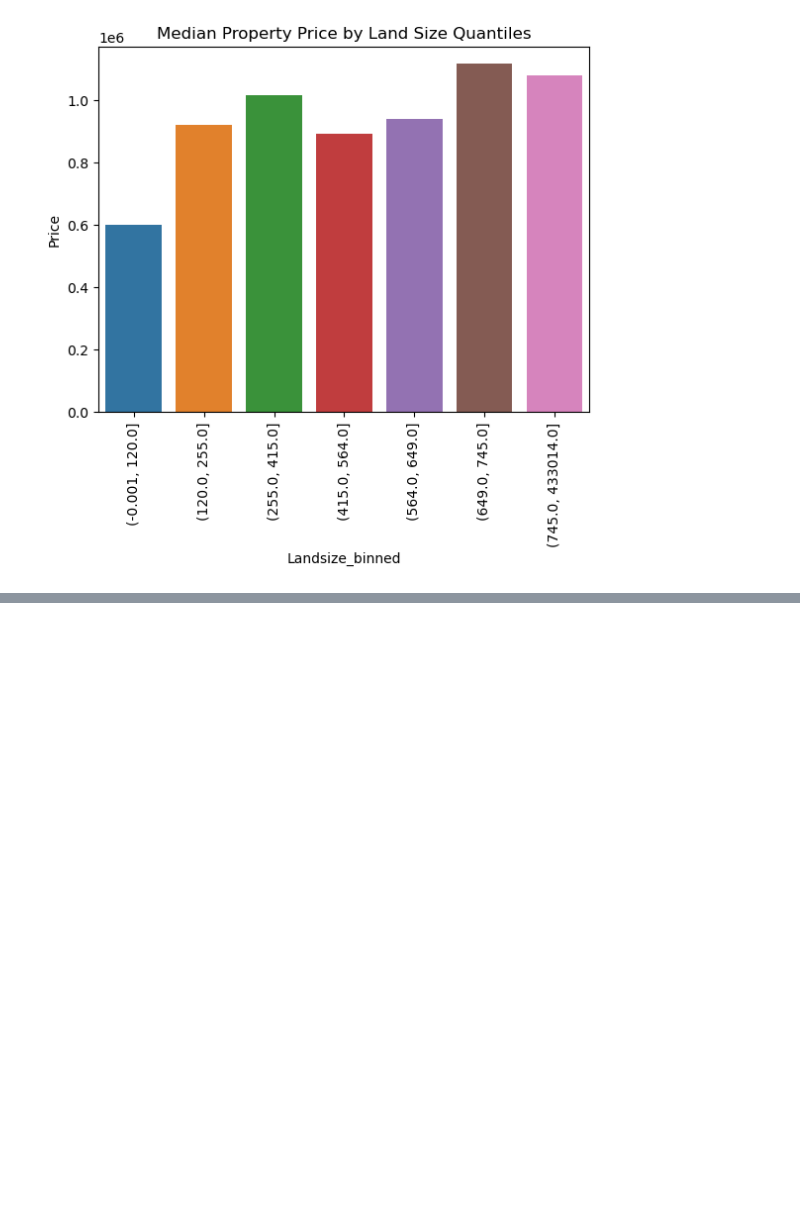
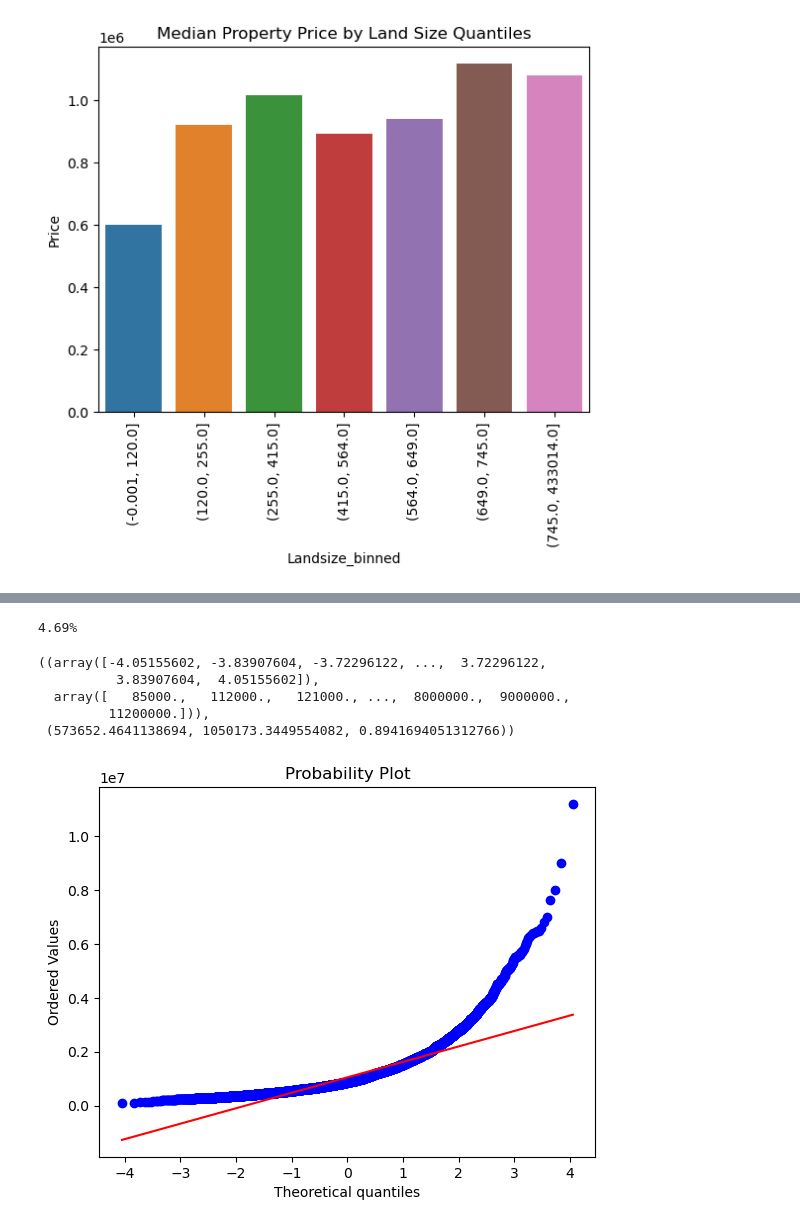
Before and after one commit to Frussen/ironhack_lab, a Jupyter notebook: Week 5 - MidTerm/eda_assessment/housing_dataset_eda.ipynb, the cells around one changed output, grey strips where cells are left out. Drawn from its saved outputs; the diff is of its cells as text; code cells hidden in the pictures; blank space fills up the shorter version.

```diff
--- a/Week 5 - MidTerm/eda_assessment/housing_dataset_eda.ipynb
+++ b/Week 5 - MidTerm/eda_assessment/housing_dataset_eda.ipynb
@@ -161,0 +161,23 @@ plt.xticks(rotation=90)
+# %%
+# Calculate Q1, Q2 and IQR
+q1 = df['Price'].quantile(.25)
+q3 = df['Price'].quantile(.75)
+iqr = q3 - q1
+
+# Apply filter with respect to IQR, including optional whiskers
+filter = (df['Price'] < q1 - 1.5*iqr) | (df['Price'] > q3 + 1.5*iqr)
+outliers_percentage = len(df.loc[filter]) / len(df)*100
+print(f"{round(outliers_percentage,2)}%")
+# %% [output]
+4.69%
+# %%
+# 10. Compare the distribution of property prices to a normal distribution
+
+stats.probplot(df['Price'], dist="norm", plot=plt)
+# %% [output]
+((array([-4.05155602, -3.83907604, -3.72296122, ...,  3.72296122,
+          3.83907604,  4.05155602]),
+  array([   85000.,   112000.,   121000., ...,  8000000.,  9000000.,
+         11200000.])),
+ (573652.4641138694, 1050173.3449554082, 0.8941694051312766))
+[figure, added]
```
Also changed, not shown: parts of 7 cells of this notebook, 21 other files.
